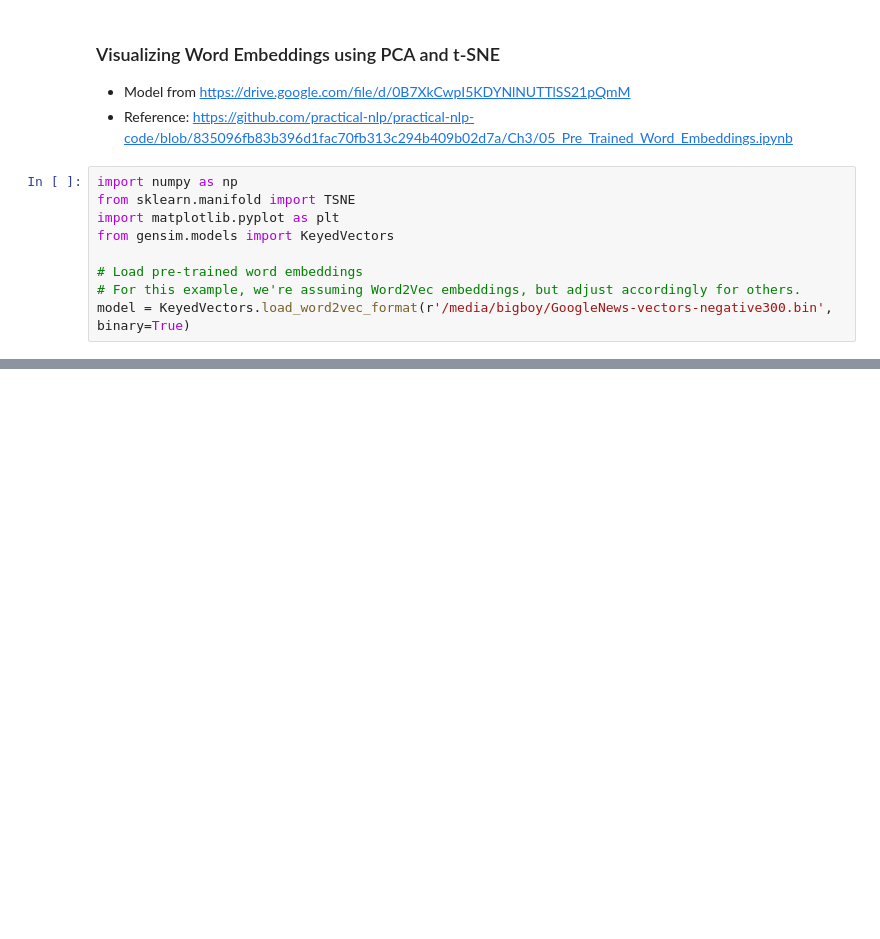
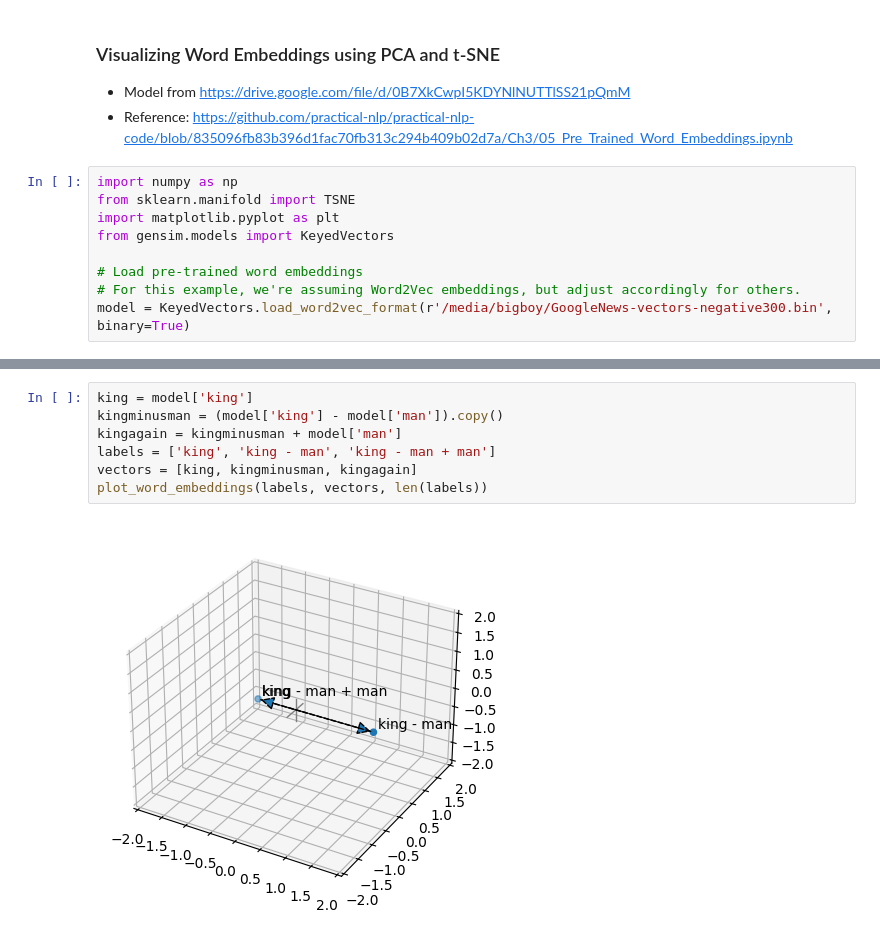
Before and after one commit to lettucegoblin/Machine-Learning-Illustrated-Examples, a Jupyter notebook: Exploring higher dimensional visualization.ipynb, the cells around one changed output, grey strips where cells are left out. Drawn from its saved outputs; the diff is of its cells as text; blank space fills up the shorter version.

```diff
--- a/Exploring higher dimensional visualization.ipynb
+++ b/Exploring higher dimensional visualization.ipynb
@@ -155 +318,10 @@ plot_words_similiar(words_to_visualize, 2, 2)
+# %%
+king = model['king']
+kingminusman = (model['king'] - model['man']).copy()
+kingagain = kingminusman + model['man']
+labels = ['king', 'king - man', 'king - man + man']
+vectors = [king, kingminusman, kingagain]
+plot_word_embeddings(labels, vectors, len(labels))
+# %% [output]
+[figure, added]
 # %%
```
Also changed, not shown: parts of 16 cells of this notebook, 1 other file.
